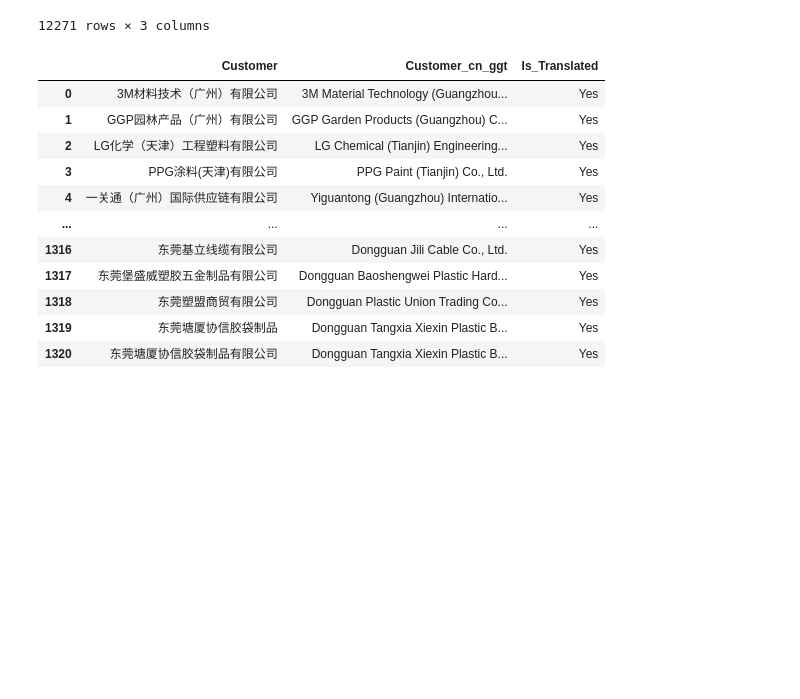
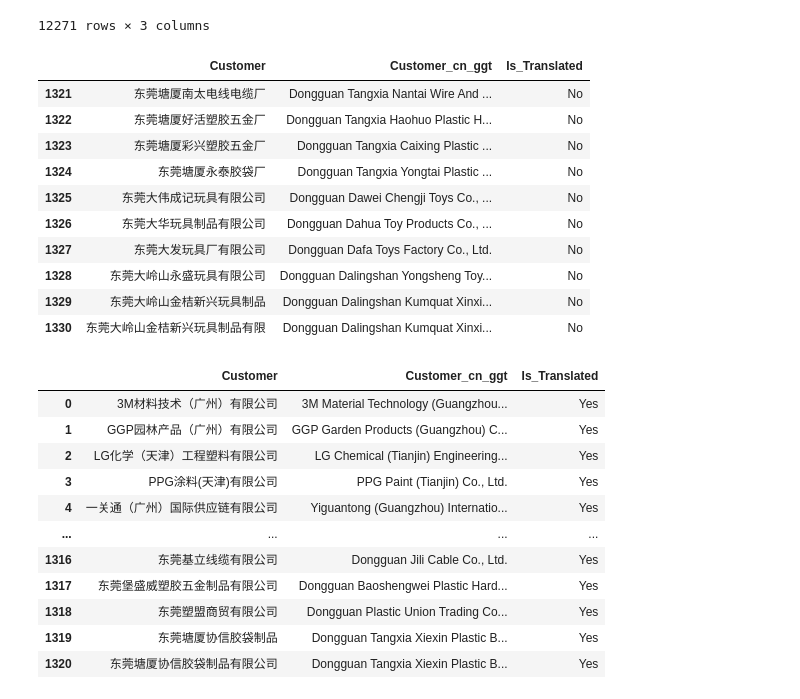
Before and after one commit to vittaya/DSEP, a Jupyter notebook: Chinese_Translate.ipynb, the cells around one changed output. Cells and saved outputs as stored; diff of their text form; code cells hidden in the pictures; blank space fills up the shorter version.

```diff
--- a/Chinese_Translate.ipynb
+++ b/Chinese_Translate.ipynb
@@ -66,9 +66,21 @@ customer_ggt_df
 #.map(lambda x: translator.translate(x, src='zh-TW', dest='en').text)
 #customer_df
 # %%
-#tmp_df = customer_ggt_df.head(10).copy()
-#tmp_df['Customer_cn_ggt'] = tmp_df['Customer'].apply(translator.translate, src='zh-cn').apply(getattr, args=('text',))
-#tmp_df
+tmp_df = customer_ggt_df[customer_ggt_df['Is_Translated']=='No'].head(10).copy()
+tmp_df['Customer_cn_ggt'] = tmp_df['Customer'].apply(translator.translate, src='zh-cn').apply(getattr, args=('text',))
+tmp_df
+# %% [output]
+|  | Customer | Customer_cn_ggt | Is_Translated |
+| 1321 | 东莞塘厦南太电线电缆厂 | Dongguan Tangxia Nantai Wire And ... | No |
+| 1322 | 东莞塘厦好活塑胶五金厂 | Dongguan Tangxia Haohuo Plastic H... | No |
+| 1323 | 东莞塘厦彩兴塑胶五金厂 | Dongguan Tangxia Caixing Plastic ... | No |
+| 1324 | 东莞塘厦永泰胶袋厂 | Dongguan Tangxia Yongtai Plastic ... | No |
+| 1325 | 东莞大伟成记玩具有限公司 | Dongguan Dawei Chengji Toys Co., ... | No |
+| 1326 | 东莞大华玩具制品有限公司 | Dongguan Dahua Toy Products Co., ... | No |
+| 1327 | 东莞大发玩具厂有限公司 | Dongguan Dafa Toys Factory Co., Ltd. | No |
+| 1328 | 东莞大岭山永盛玩具有限公司 | Dongguan Dalingshan Yongsheng Toy... | No |
+| 1329 | 东莞大岭山金桔新兴玩具制品 | Dongguan Dalingshan Kumquat Xinxi... | No |
+| 1330 | 东莞大岭山金桔新兴玩具制品有限 | Dongguan Dalingshan Kumquat Xinxi... | No |
 # %%
 #customer_ggt_df.loc[:,'Is_Translated'] = 'No'
 #customer_ggt_df.loc[customer_ggt_df['Customer']!=customer_ggt_df['Customer_cn_ggt'], 'Is_Translated'] = 'Yes'
```
Also changed, not shown: parts of 5 cells of this notebook.
